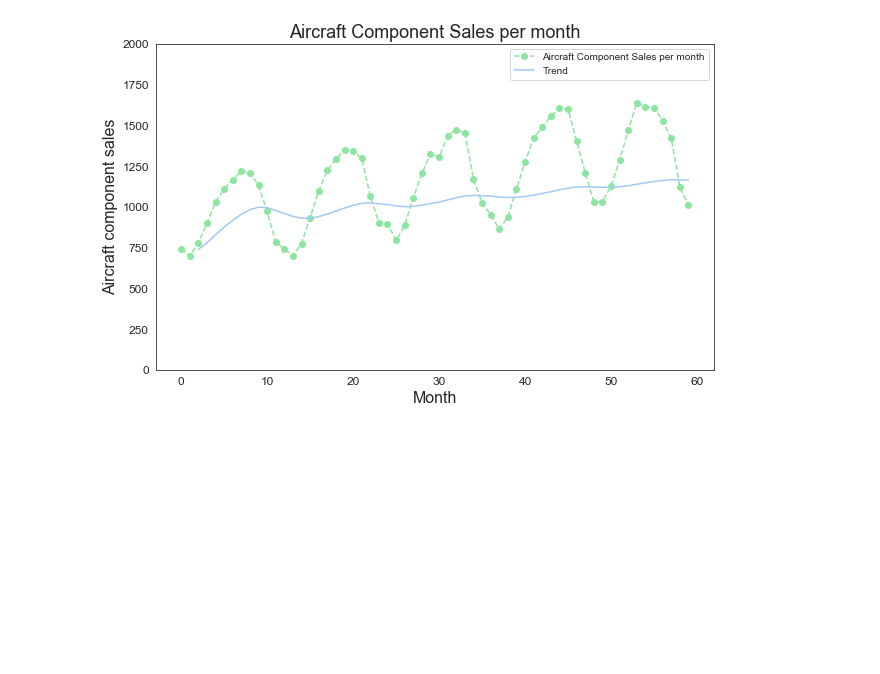
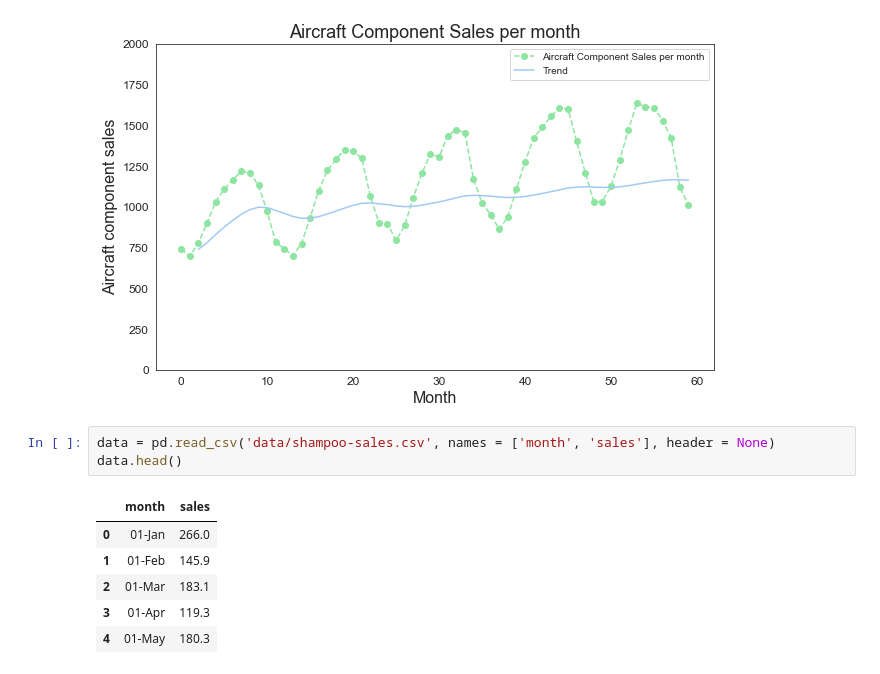
Before and after one commit to AnirbanDatta87/Python, a Jupyter notebook: Concepts/C12 - Predictive Modeling/Untitled.ipynb, the cells around one changed output. Drawn from its saved outputs; the diff is of its cells as text; blank space fills up the shorter version.

```diff
--- a/Concepts/C12 - Predictive Modeling/Untitled.ipynb
+++ b/Concepts/C12 - Predictive Modeling/Untitled.ipynb
@@ -133,3 +131,13 @@ plt.legend()
 plt.show()
 # %% [output]
 [figure]
+# %%
+data = pd.read_csv('data/shampoo-sales.csv', names = ['month', 'sales'], header = None)
+data.head()
+# %% [output]
+|  | month | sales |
+| 0 | 01-Jan | 266.0 |
+| 1 | 01-Feb | 145.9 |
+| 2 | 01-Mar | 183.1 |
+| 3 | 01-Apr | 119.3 |
+| 4 | 01-May | 180.3 |
```
Also changed, not shown: parts of 10 cells of this notebook, 2 other files.
